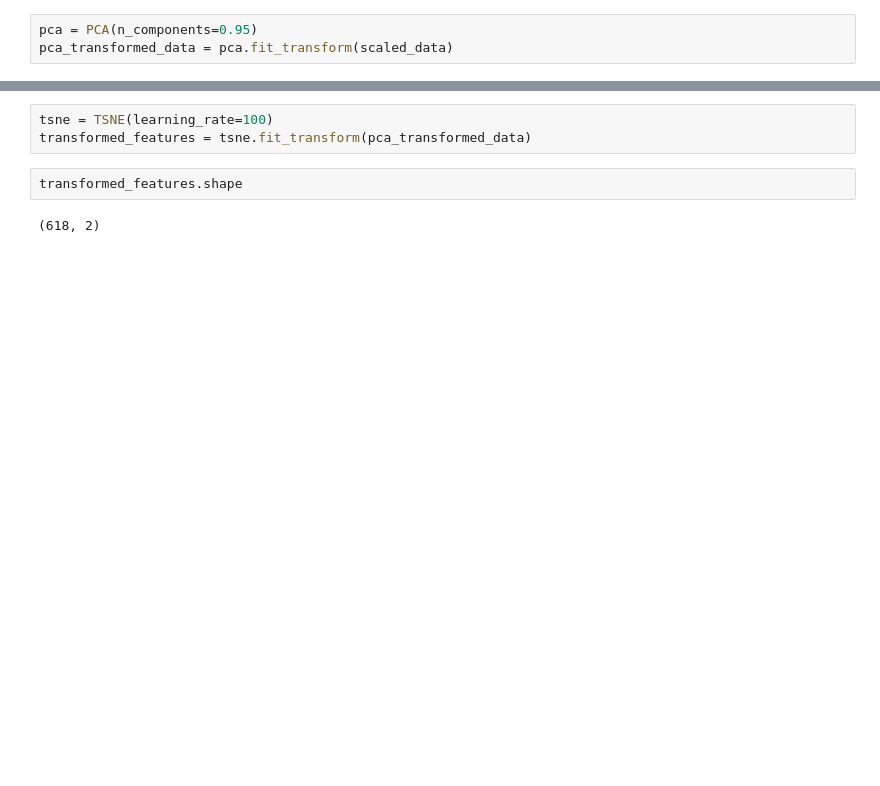
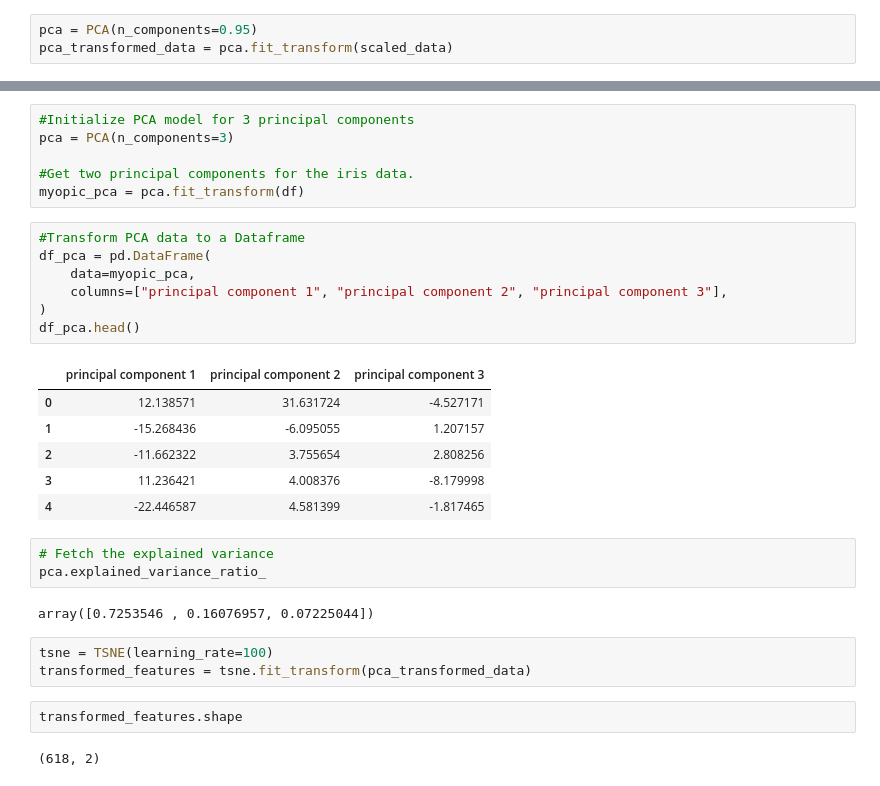
Before and after one commit to Master-Leo/Unsupervised-Machine-Learning-Challenge, a Jupyter notebook: myopia.ipynb, the cells around one changed output, grey strips where cells are left out. Drawn from its saved outputs; the diff is of its cells as text; blank space fills up the shorter version.

```diff
--- a/myopia.ipynb
+++ b/myopia.ipynb
@@ -128,3 +134,28 @@ pca_transformed_data = pca.fit_transform(scaled_data)
+# %%
+#Initialize PCA model for 3 principal components
+pca = PCA(n_components=3)
+
+#Get two principal components for the iris data.
+myopic_pca = pca.fit_transform(df)
+# %%
+#Transform PCA data to a Dataframe
+df_pca = pd.DataFrame(
+    data=myopic_pca,
+    columns=["principal component 1", "principal component 2", "principal component 3"],
+)
+df_pca.head()
+# %% [output]
+|  | principal component 1 | principal component 2 | principal component 3 |
+| 0 | 12.138571 | 31.631724 | -4.527171 |
+| 1 | -15.268436 | -6.095055 | 1.207157 |
+| 2 | -11.662322 | 3.755654 | 2.808256 |
+| 3 | 11.236421 | 4.008376 | -8.179998 |
+| 4 | -22.446587 | 4.581399 | -1.817465 |
+# %%
+# Fetch the explained variance
+pca.explained_variance_ratio_
+# %% [output]
+array([0.7253546 , 0.16076957, 0.07225044])
 # %%
 tsne = TSNE(learning_rate=100)
 transformed_features = tsne.fit_transform(pca_transformed_data)
```
Also changed, not shown: parts of 14 cells of this notebook.
